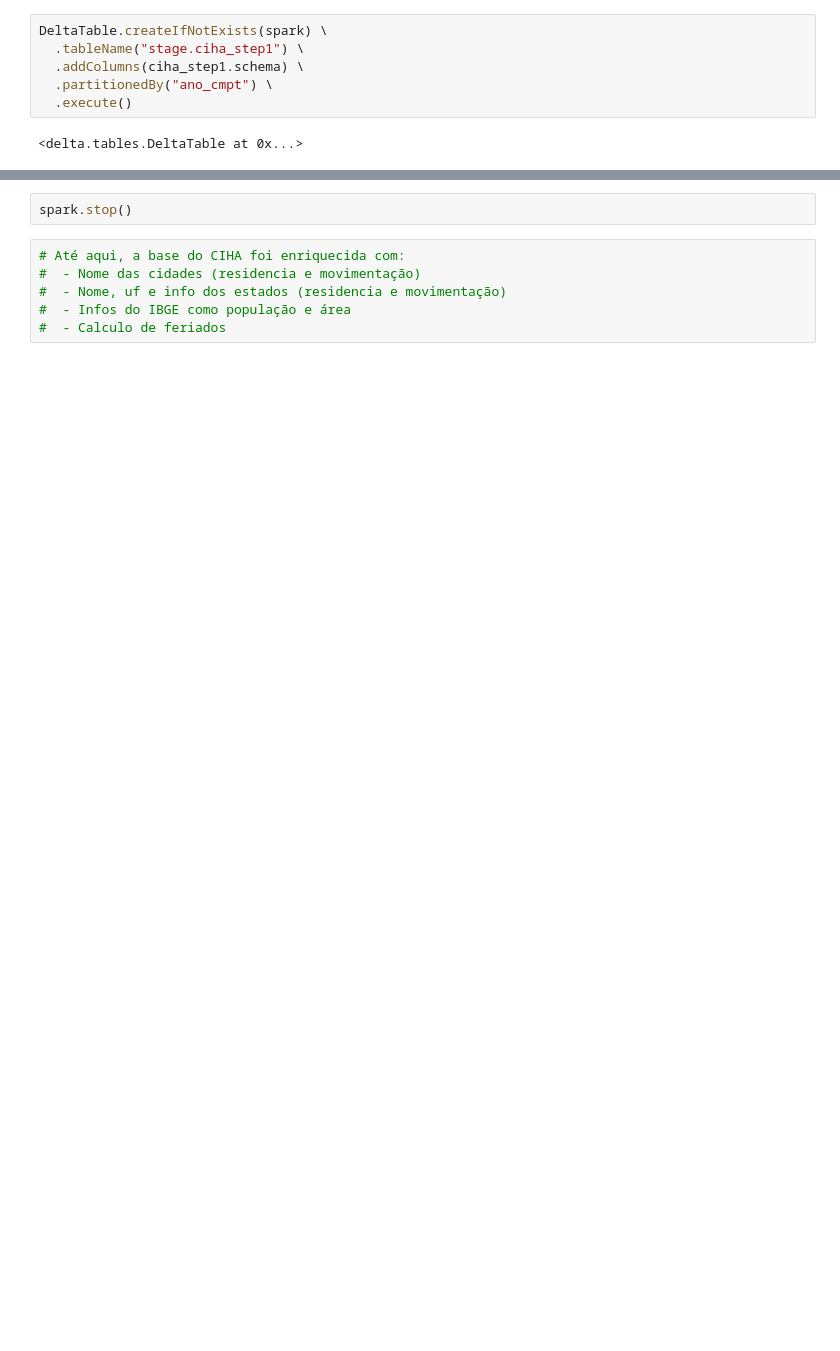
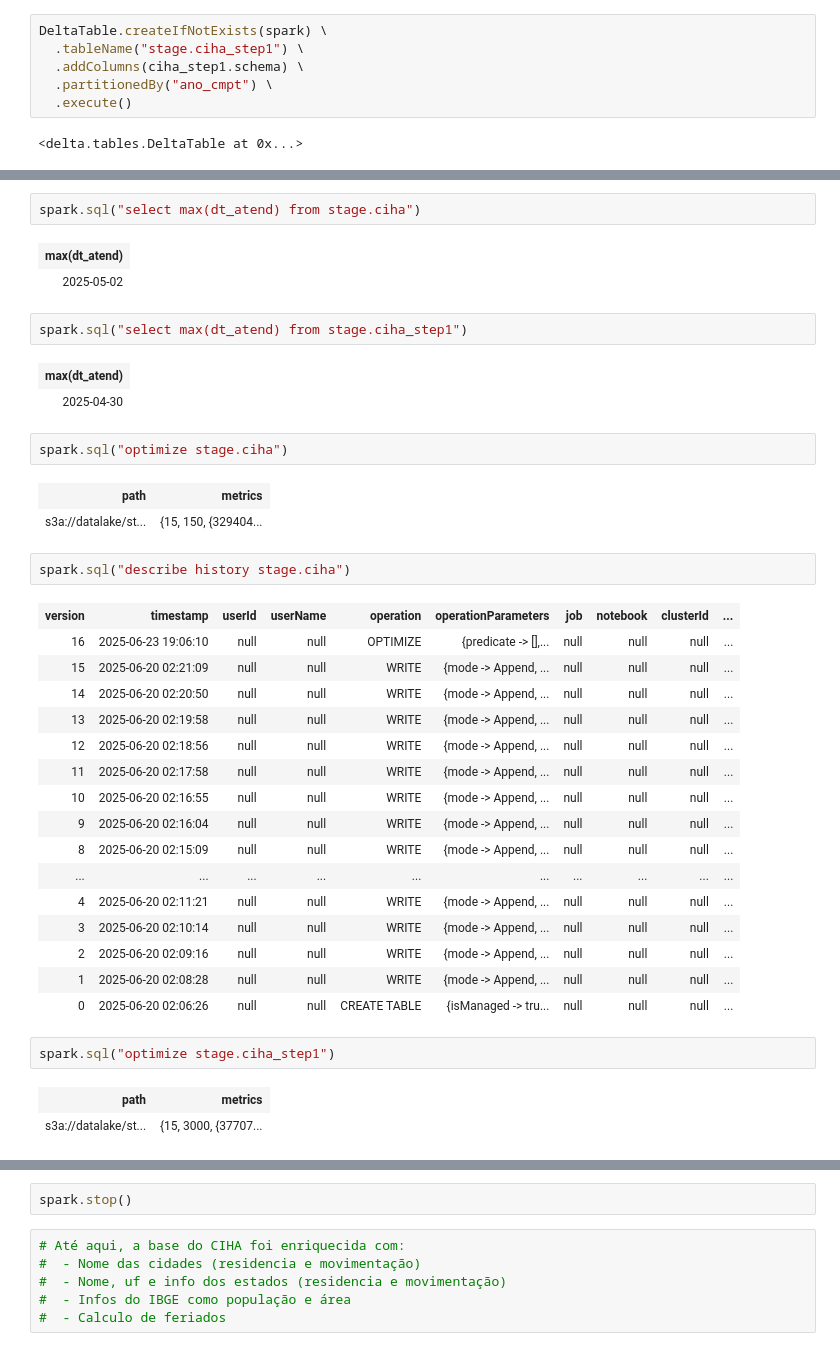
Before and after one commit to luizhenriquemm/spark-lab, a Jupyter notebook: data/jupyter/tcc/processamento_bases/stage_ciha_step1.ipynb, the cells around one changed output, grey strips where cells are left out. Saved outputs shown, nothing was run; the diff lists cells and outputs as text; blank space fills up the shorter version.

```diff
--- a/data/jupyter/tcc/processamento_bases/stage_ciha_step1.ipynb
+++ b/data/jupyter/tcc/processamento_bases/stage_ciha_step1.ipynb
@@ -577,0 +1057,39 @@ ciha_step1.write.insertInto("stage.ciha_step1")
+# %%
+spark.sql("select max(dt_atend) from stage.ciha")
+# %% [output]
+| max(dt_atend) |
+| 2025-05-02 |
+# %%
+spark.sql("select max(dt_atend) from stage.ciha_step1")
+# %% [output]
+| max(dt_atend) |
+| 2025-04-30 |
+# %%
+spark.sql("optimize stage.ciha")
+# %% [output]
+| path | metrics |
+| s3a://datalake/st... | {15, 150, {329404... |
+# %%
+spark.sql("describe history stage.ciha")
+# %% [output]
+| version | timestamp | userId | userName | operation | operationParameters | job | notebook | clusterId | ... |
+| 16 | 2025-06-23 19:06:10 | null | null | OPTIMIZE | {predicate -> [],... | null | null | null | ... |
+| 15 | 2025-06-20 02:21:09 | null | null | WRITE | {mode -> Append, ... | null | null | null | ... |
+| 14 | 2025-06-20 02:20:50 | null | null | WRITE | {mode -> Append, ... | null | null | null | ... |
+| 13 | 2025-06-20 02:19:58 | null | null | WRITE | {mode -> Append, ... | null | null | null | ... |
+| 12 | 2025-06-20 02:18:56 | null | null | WRITE | {mode -> Append, ... | null | null | null | ... |
+| 11 | 2025-06-20 02:17:58 | null | null | WRITE | {mode -> Append, ... | null | null | null | ... |
+| 10 | 2025-06-20 02:16:55 | null | null | WRITE | {mode -> Append, ... | null | null | null | ... |
+| 9 | 2025-06-20 02:16:04 | null | null | WRITE | {mode -> Append, ... | null | null | null | ... |
+| 8 | 2025-06-20 02:15:09 | null | null | WRITE | {mode -> Append, ... | null | null | null | ... |
+| ... | ... | ... | ... | ... | ... | ... | ... | ... | ... |
+| 4 | 2025-06-20 02:11:21 | null | null | WRITE | {mode -> Append, ... | null | null | null | ... |
+| 3 | 2025-06-20 02:10:14 | null | null | WRITE | {mode -> Append, ... | null | null | null | ... |
+| 2 | 2025-06-20 02:09:16 | null | null | WRITE | {mode -> Append, ... | null | null | null | ... |
+| 1 | 2025-06-20 02:08:28 | null | null | WRITE | {mode -> Append, ... | null | null | null | ... |
+| 0 | 2025-06-20 02:06:26 | null | null | CREATE TABLE | {isManaged -> tru... | null | null | null | ... |
+# %%
+spark.sql("optimize stage.ciha_step1")
+# %% [output]
+| path | metrics |
+| s3a://datalake/st... | {15, 3000, {37707... |
```
Also changed, not shown: parts of 44 cells of this notebook, 13 other files.
